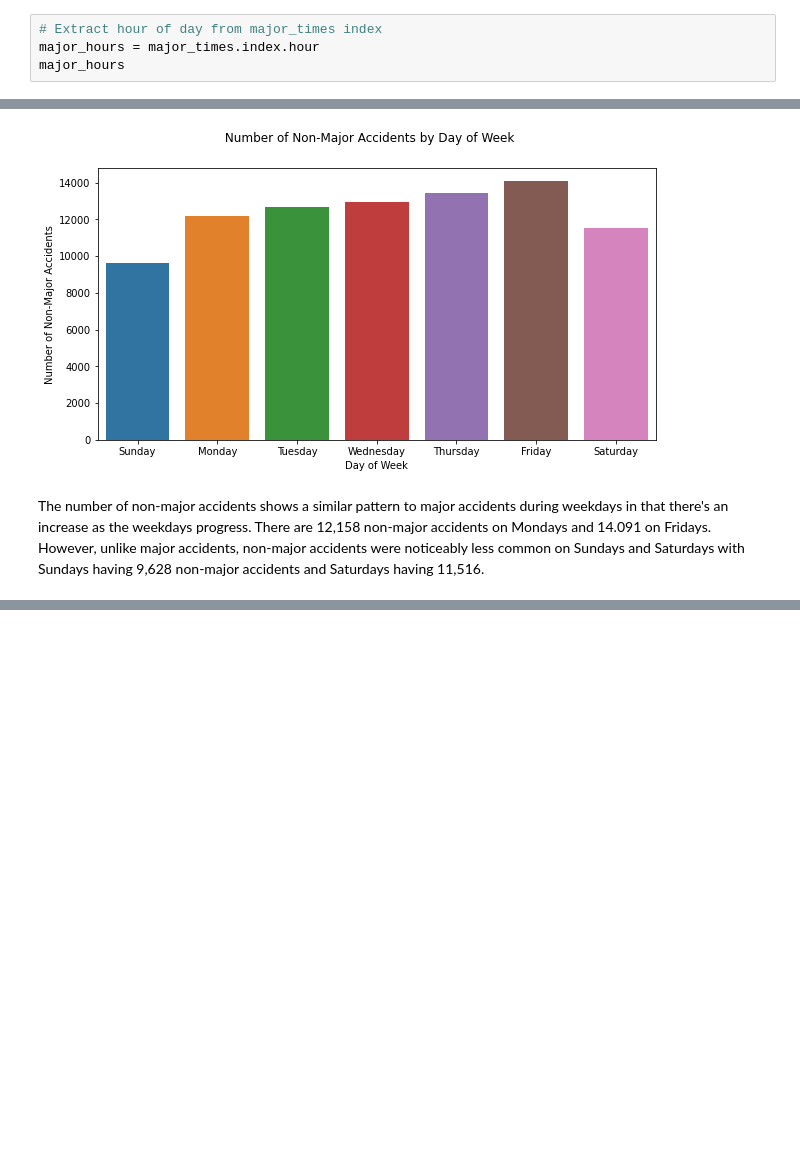
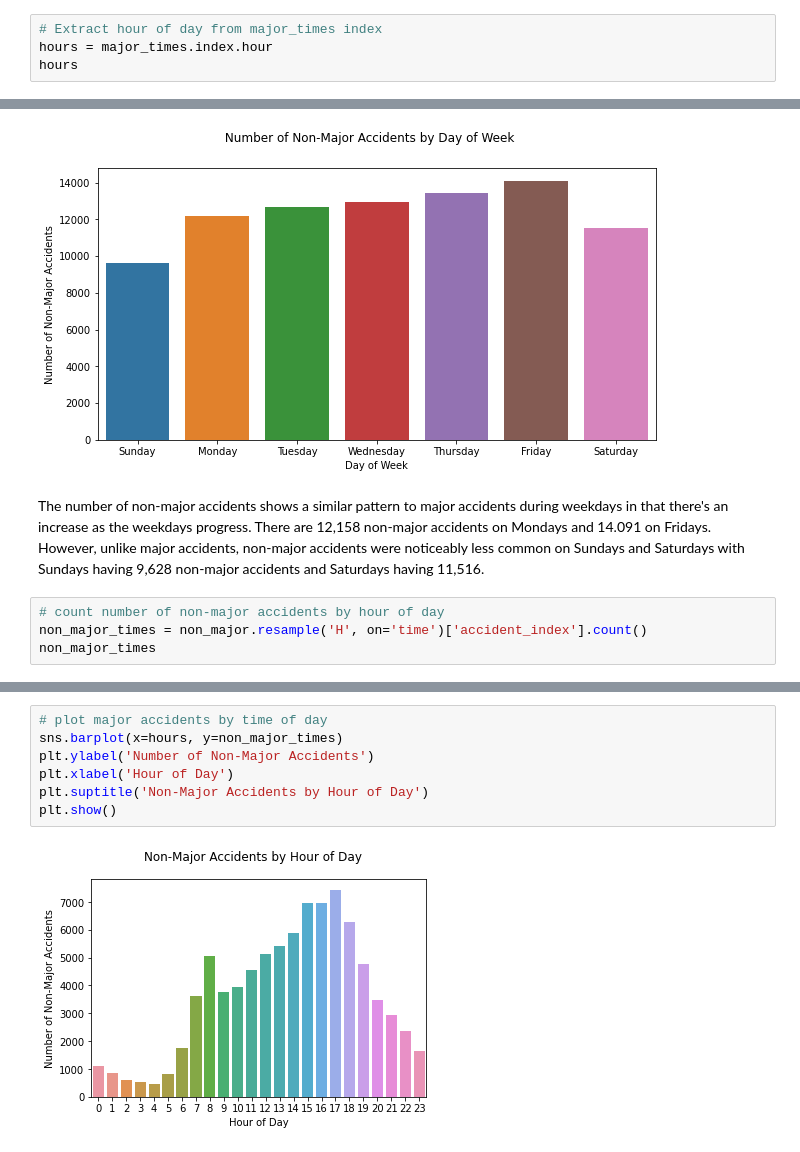
Before and after one commit to teruki-i/high_fatality_accidents, a Jupyter notebook: notebook.ipynb, the cells around one changed output, grey strips where cells are left out. Cells and saved outputs as stored; diff of their text form; blank space fills up the shorter version.

Commit message:
added code to examine non-major accidents by time of day

```diff
--- a/notebook.ipynb
+++ b/notebook.ipynb
@@ -188,8 +190,8 @@ time
 Freq: H, Name: accident_index, dtype: int64
 # %%
 # Extract hour of day from major_times index
-major_hours = major_times.index.hour
-major_hours
+hours = major_times.index.hour
+hours
 # %% [output]
 Int64Index([ 0,  1,  2,  3,  4,  5,  6,  7,  8,  9, 10, 11, 12, 13, 14, 15, 16,
             17, 18, 19, 20, 21, 22, 23],
@@ -244,3 +247,7 @@ plt.show()
 [figure]
 # %% [markdown]
 The number of non-major accidents shows a similar pattern to major accidents during weekdays in that there's an increase as the weekdays progress. There are 12,158 non-major accidents on Mondays and 14.091 on Fridays. However, unlike major accidents, non-major accidents were noticeably less common on Sundays and Saturdays with Sundays having 9,628 non-major accidents and Saturdays having 11,516.
+# %%
+# count number of non-major accidents by hour of day
+non_major_times = non_major.resample('H', on='time')['accident_index'].count()
+non_major_times
@@ -246,0 +272,9 @@ The number of non-major accidents shows a similar pattern to major accidents dur
+# %%
+# plot major accidents by time of day
+sns.barplot(x=hours, y=non_major_times)
+plt.ylabel('Number of Non-Major Accidents')
+plt.xlabel('Hour of Day')
+plt.suptitle('Non-Major Accidents by Hour of Day')
+plt.show()
+# %% [output]
+[figure, added]
```
Also changed, not shown: parts of 4 cells of this notebook.
